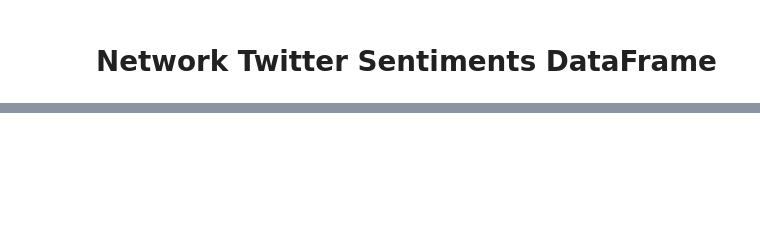
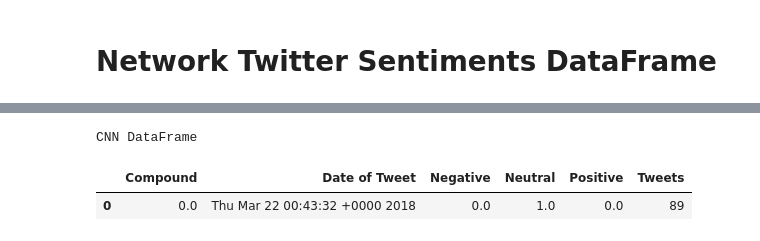
Before and after one commit to FutureGM/Distinguishing_Sentiments, a Jupyter notebook: Distinguishing_Sentiments.ipynb, the cells around one changed output, grey strips where cells are left out. Drawn from its saved outputs; the diff is of its cells as text; code cells hidden in the pictures; blank space fills up the shorter version.

```diff
--- a/Distinguishing_Sentiments.ipynb
+++ b/Distinguishing_Sentiments.ipynb
@@ -214,0 +313,14 @@ End of NYT Scores
+# %%
+cnnSentiments_DF = pd.DataFrame({"Compound": compound_list3,
+                            "Positive": positive_list3,
+                            "Neutral": neutral_list3,
+                            "Negative": negative_list3,
+                            "Tweets": tweet_list3,
+                            "Date of Tweet": dates_list3})
+print("CNN DataFrame")
+cnn = cnnSentiments_DF
+cnn
+# %% [output]
+CNN DataFrame
+|  | Compound | Date of Tweet | Negative | Neutral | Positive | Tweets |
+| 0 | 0.0 | Thu Mar 22 00:43:32 +0000 2018 | 0.0 | 1.0 | 0.0 | 89 |
```
Also changed, not shown: parts of 16 cells of this notebook, 2 other files.
